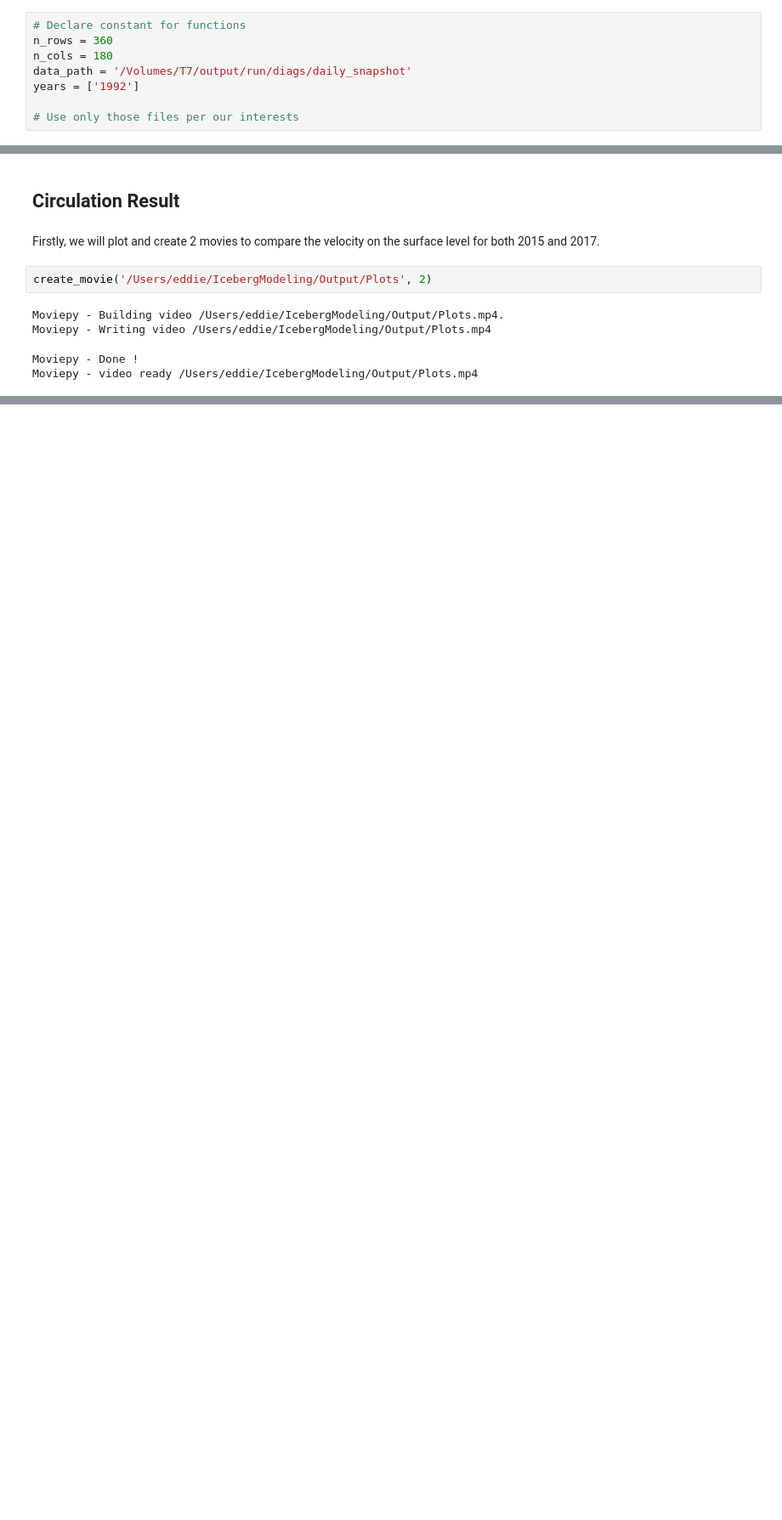
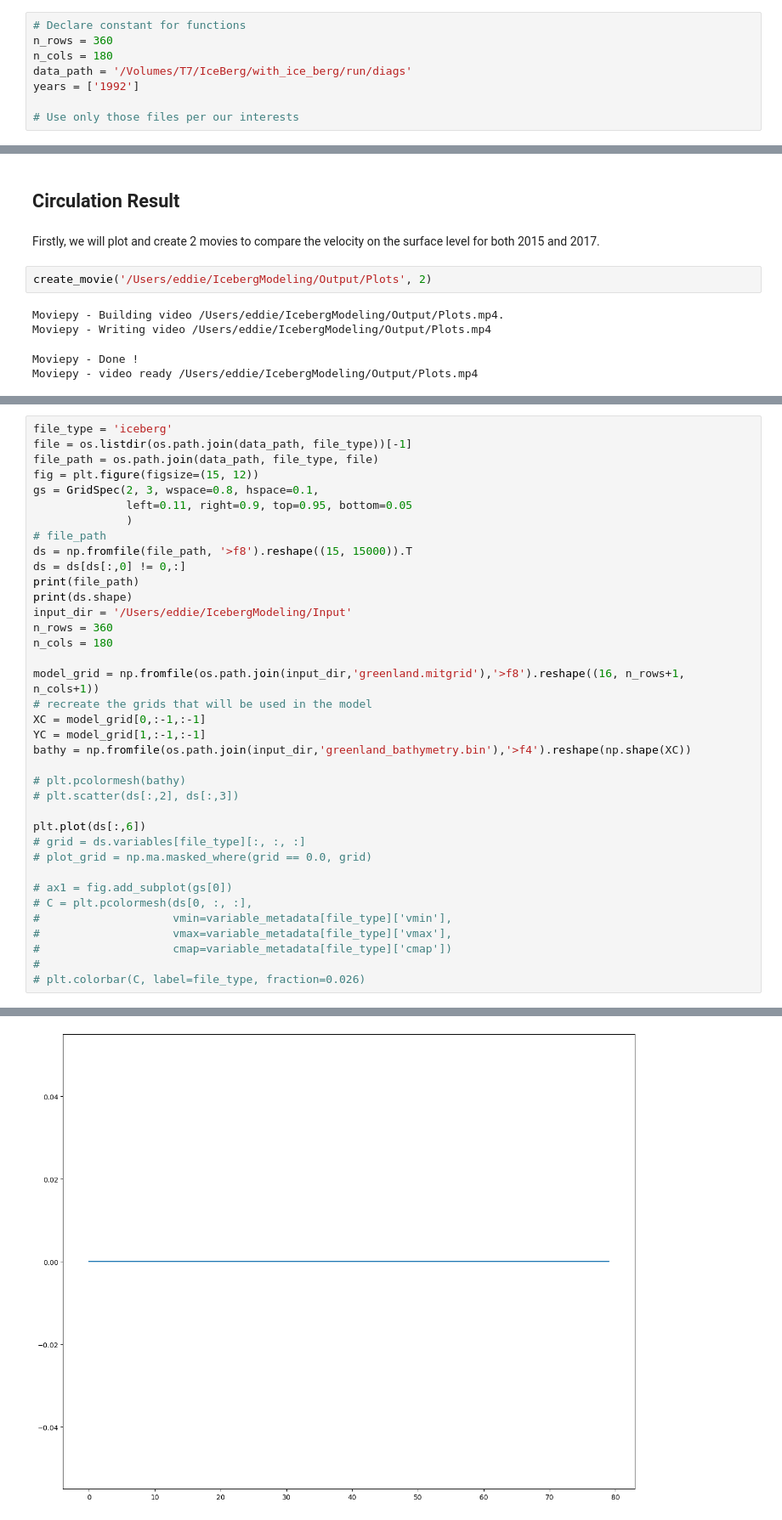
Before and after one commit to EddieNguyen2012/IcebergModeling, a Jupyter notebook: Notebooks/Result Visualization.ipynb, the cells around one changed output, grey strips where cells are left out. Shown at 85% size. Saved outputs shown, nothing was run; the diff lists cells and outputs as text; blank space fills up the shorter version.

Commit message:
Upload with_ice model related files

```diff
--- a/Notebooks/Result Visualization.ipynb
+++ b/Notebooks/Result Visualization.ipynb
@@ -24,7 +26,7 @@ With that being said, our data missing out 1 month of the Northeast monsoon seas
 # Declare constant for functions
 n_rows = 360
 n_cols = 180
-data_path = '/Volumes/T7/output/run/diags/daily_snapshot'
+data_path = '/Volumes/T7/IceBerg/with_ice_berg/run/diags'
 years = ['1992']
 
 # Use only those files per our interests
@@ -161,0 +197,38 @@ Moviepy - video ready /Users/eddie/IcebergModeling/Output/Plots.mp4
+# %%
+file_type = 'iceberg'
+file = os.listdir(os.path.join(data_path, file_type))[-1]
+file_path = os.path.join(data_path, file_type, file)
+fig = plt.figure(figsize=(15, 12))
+gs = GridSpec(2, 3, wspace=0.8, hspace=0.1,
+              left=0.11, right=0.9, top=0.95, bottom=0.05
+              )
+# file_path
+ds = np.fromfile(file_path, '>f8').reshape((15, 15000)).T
+ds = ds[ds[:,0] != 0,:]
+print(file_path)
+print(ds.shape)
+input_dir = '/Users/eddie/IcebergModeling/Input'
+n_rows = 360
+n_cols = 180
+
+model_grid = np.fromfile(os.path.join(input_dir,'greenland.mitgrid'),'>f8').reshape((16, n_rows+1, n_cols+1))
+# recreate the grids that will be used in the model
+XC = model_grid[0,:-1,:-1]
+YC = model_grid[1,:-1,:-1]
+bathy = np.fromfile(os.path.join(input_dir,'greenland_bathymetry.bin'),'>f4').reshape(np.shape(XC))
+
+# plt.pcolormesh(bathy)
+# plt.scatter(ds[:,2], ds[:,3])
+
+plt.plot(ds[:,6])
+# grid = ds.variables[file_type][:, :, :]
+# plot_grid = np.ma.masked_where(grid == 0.0, grid)
+
+# ax1 = fig.add_subplot(gs[0])
+# C = plt.pcolormesh(ds[0, :, :],
+#                    vmin=variable_metadata[file_type]['vmin'],
+#                    vmax=variable_metadata[file_type]['vmax'],
+#                    cmap=variable_metadata[file_type]['cmap'])
+#
+# plt.colorbar(C, label=file_type, fraction=0.026)
+# %% [output]
@@ -161,0 +238 @@ Moviepy - video ready /Users/eddie/IcebergModeling/Output/Plots.mp4
+[figure, added]
```
Also changed, not shown: parts of 6 cells of this notebook, 3 other files.
